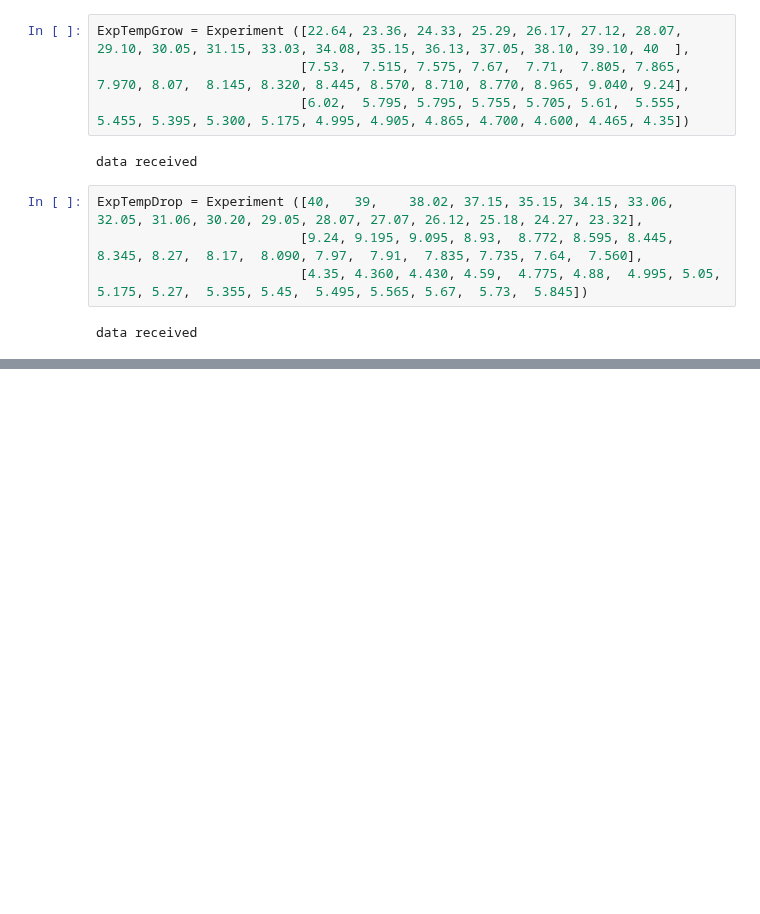
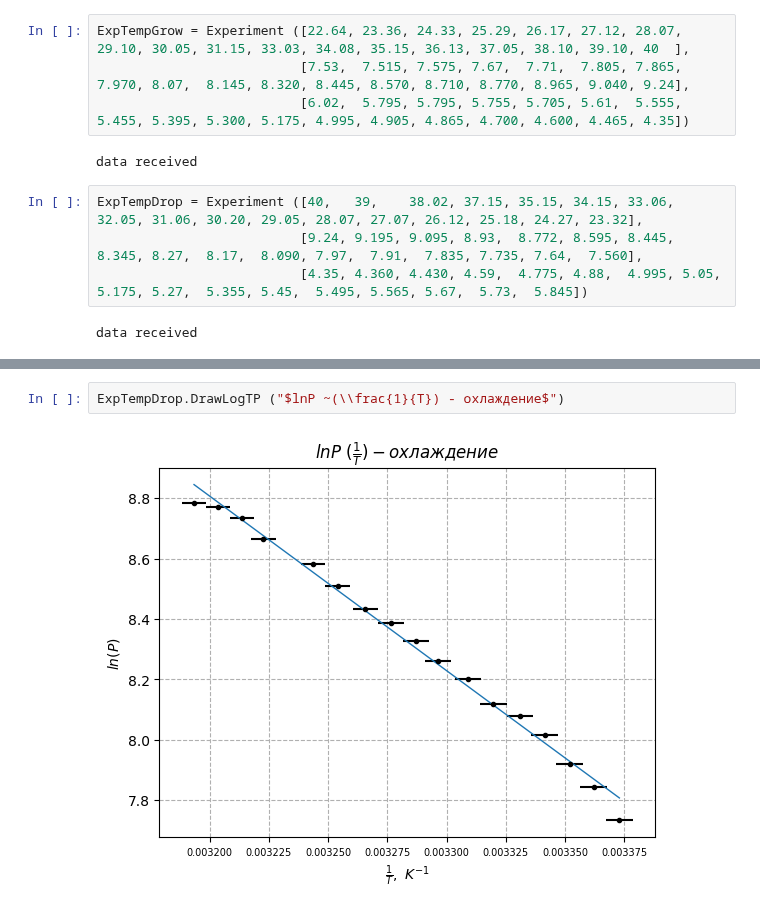
Before and after one commit to UjeNeTORT/labs, a Jupyter notebook: sem_2/2.4.1/laba.ipynb, the cells around one changed output, grey strips where cells are left out. Saved outputs shown, nothing was run; the diff lists cells and outputs as text; blank space fills up the shorter version.

```diff
--- a/sem_2/2.4.1/laba.ipynb
+++ b/sem_2/2.4.1/laba.ipynb
@@ -96,0 +129,4 @@ ExpTempDrop.DrawTP('$Зависимость ~T(P) - охлаждение$')
+# %%
+ExpTempDrop.DrawLogTP ("$lnP ~(\\frac{1}{T}) - охлаждение$")
+# %% [output]
+[figure, added]
```
Also changed, not shown: parts of 4 cells of this notebook.
